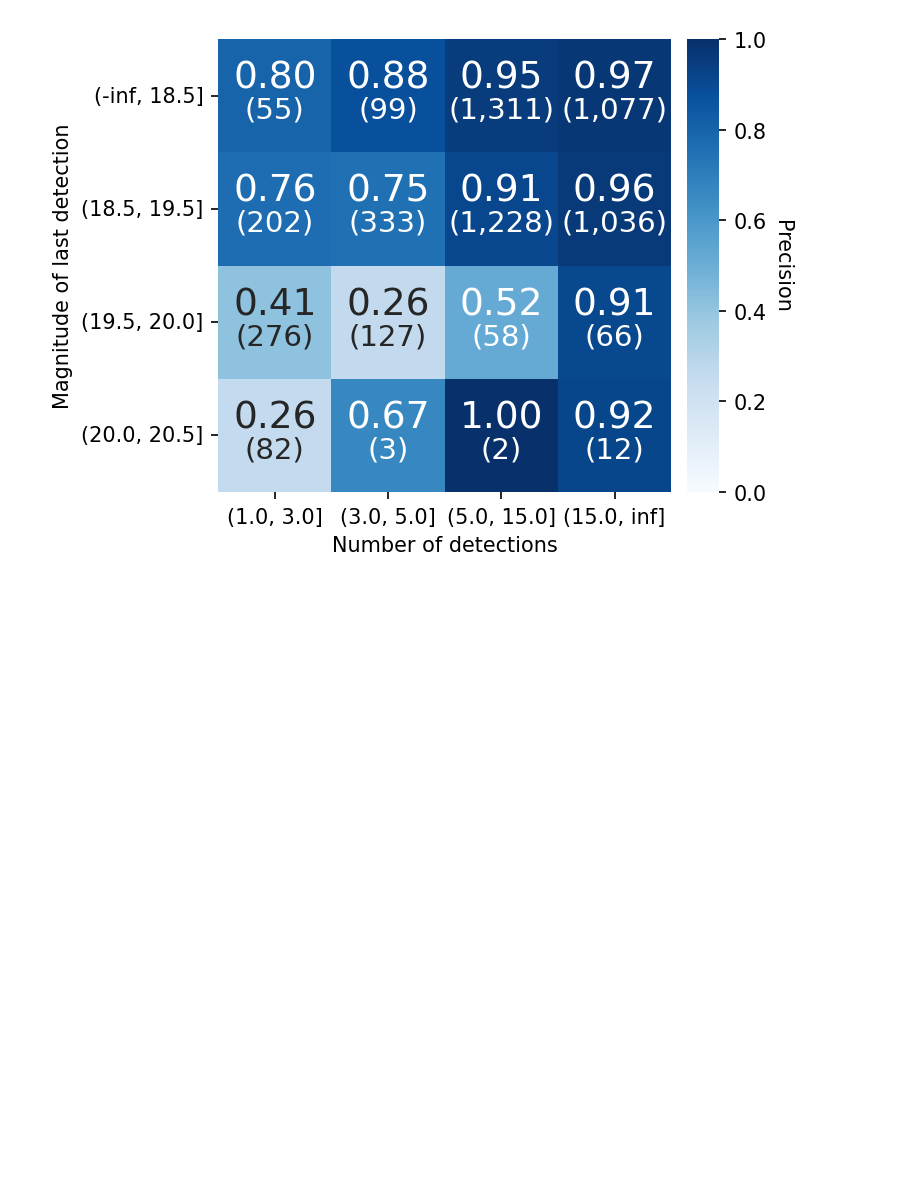
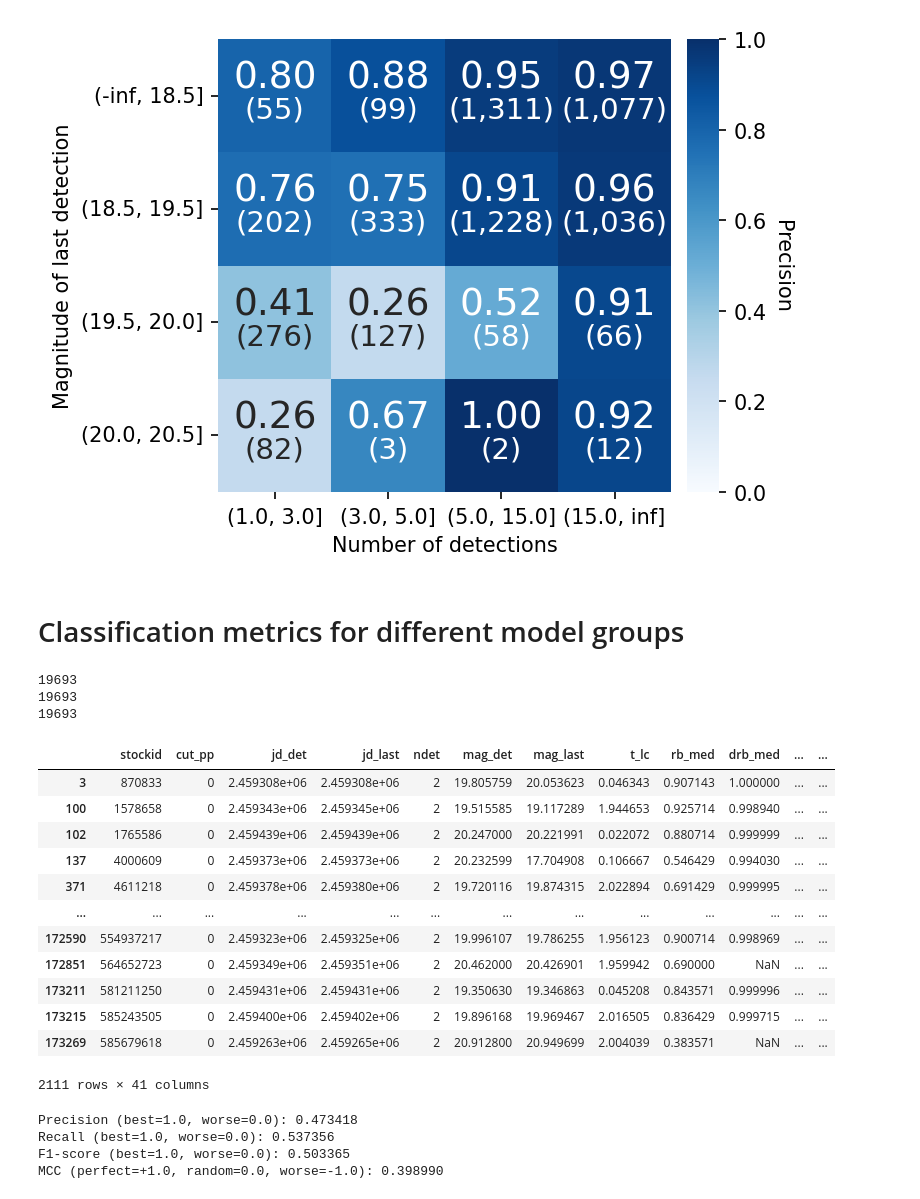
Before and after one commit to nmiranda/SNGuess, a Jupyter notebook: notebooks/snguess_results.ipynb, the cells around one changed output. Saved outputs shown, nothing was run; the diff lists cells and outputs as text; code cells hidden in the pictures; blank space fills up the shorter version.

```diff
--- a/notebooks/snguess_results.ipynb
+++ b/notebooks/snguess_results.ipynb
@@ -503,3 +502,43 @@ cbar_ax.set_ylabel('Precision', rotation=-90, labelpad=12.0)
 fig.savefig("snguess_hutns_prec_distnr1.pdf", bbox_inches='tight')
 # %% [output]
 [figure]
+# %% [markdown]
+# Classification metrics for different model groups
+# %%
+print(sum(snguess.SNGuessBool.notna()))
+print(sum(snguess.SNGuessProb != 0.5))
+print(len(snguess_classified))
+# %% [output]
+19693
+19693
+19693
+# %%
+snguess_class_2 = snguess_classified[snguess_classified.ndet == 2]
+snguess_class_2
+# %% [output]
+|  | stockid | cut_pp | jd_det | jd_last | ndet | mag_det | mag_last | t_lc | rb_med | drb_med | ... | ... |
+| 3 | 870833 | 0 | 2.459308e+06 | 2.459308e+06 | 2 | 19.805759 | 20.053623 | 0.046343 | 0.907143 | 1.000000 | ... | ... |
+| 100 | 1578658 | 0 | 2.459343e+06 | 2.459345e+06 | 2 | 19.515585 | 19.117289 | 1.944653 | 0.925714 | 0.998940 | ... | ... |
+| 102 | 1765586 | 0 | 2.459439e+06 | 2.459439e+06 | 2 | 20.247000 | 20.221991 | 0.022072 | 0.880714 | 0.999999 | ... | ... |
+| 137 | 4000609 | 0 | 2.459373e+06 | 2.459373e+06 | 2 | 20.232599 | 17.704908 | 0.106667 | 0.546429 | 0.994030 | ... | ... |
+| 371 | 4611218 | 0 | 2.459378e+06 | 2.459380e+06 | 2 | 19.720116 | 19.874315 | 2.022894 | 0.691429 | 0.999995 | ... | ... |
+| ... | ... | ... | ... | ... | ... | ... | ... | ... | ... | ... | ... | ... |
+| 172590 | 554937217 | 0 | 2.459323e+06 | 2.459325e+06 | 2 | 19.996107 | 19.786255 | 1.956123 | 0.900714 | 0.998969 | ... | ... |
+| 172851 | 564652723 | 0 | 2.459349e+06 | 2.459351e+06 | 2 | 20.462000 | 20.426901 | 1.959942 | 0.690000 | NaN | ... | ... |
+| 173211 | 581211250 | 0 | 2.459431e+06 | 2.459431e+06 | 2 | 19.350630 | 19.346863 | 0.045208 | 0.843571 | 0.999996 | ... | ... |
+| 173215 | 585243505 | 0 | 2.459400e+06 | 2.459402e+06 | 2 | 19.896168 | 19.969467 | 2.016505 | 0.836429 | 0.999715 | ... | ... |
+| 173269 | 585679618 | 0 | 2.459263e+06 | 2.459265e+06 | 2 | 20.912800 | 20.949699 | 2.004039 | 0.383571 | NaN | ... | ... |
+2111 rows × 41 columns
+# %%
+snguess_class_ndet = snguess_classified[snguess_classified.ndet == 2]
+y_true = snguess_class_ndet.targeted_by_bts
+y_pred = snguess_class_ndet.SNGuessProb > 0.5
+print("Precision (best=1.0, worse=0.0): %f" % metrics.precision_score(y_true, y_pred))
+print("Recall (best=1.0, worse=0.0): %f" % metrics.recall_score(y_true, y_pred))
+print("F1-score (best=1.0, worse=0.0): %f" % metrics.f1_score(y_true, y_pred))
+print("MCC (perfect=+1.0, random=0.0, worse=-1.0): %f" % metrics.matthews_corrcoef(y_true, y_pred))
+# %% [output]
+Precision (best=1.0, worse=0.0): 0.473418
+Recall (best=1.0, worse=0.0): 0.537356
+F1-score (best=1.0, worse=0.0): 0.503365
+MCC (perfect=+1.0, random=0.0, worse=-1.0): 0.398990
```
Also changed, not shown: parts of 7 cells of this notebook, 2 other files.
